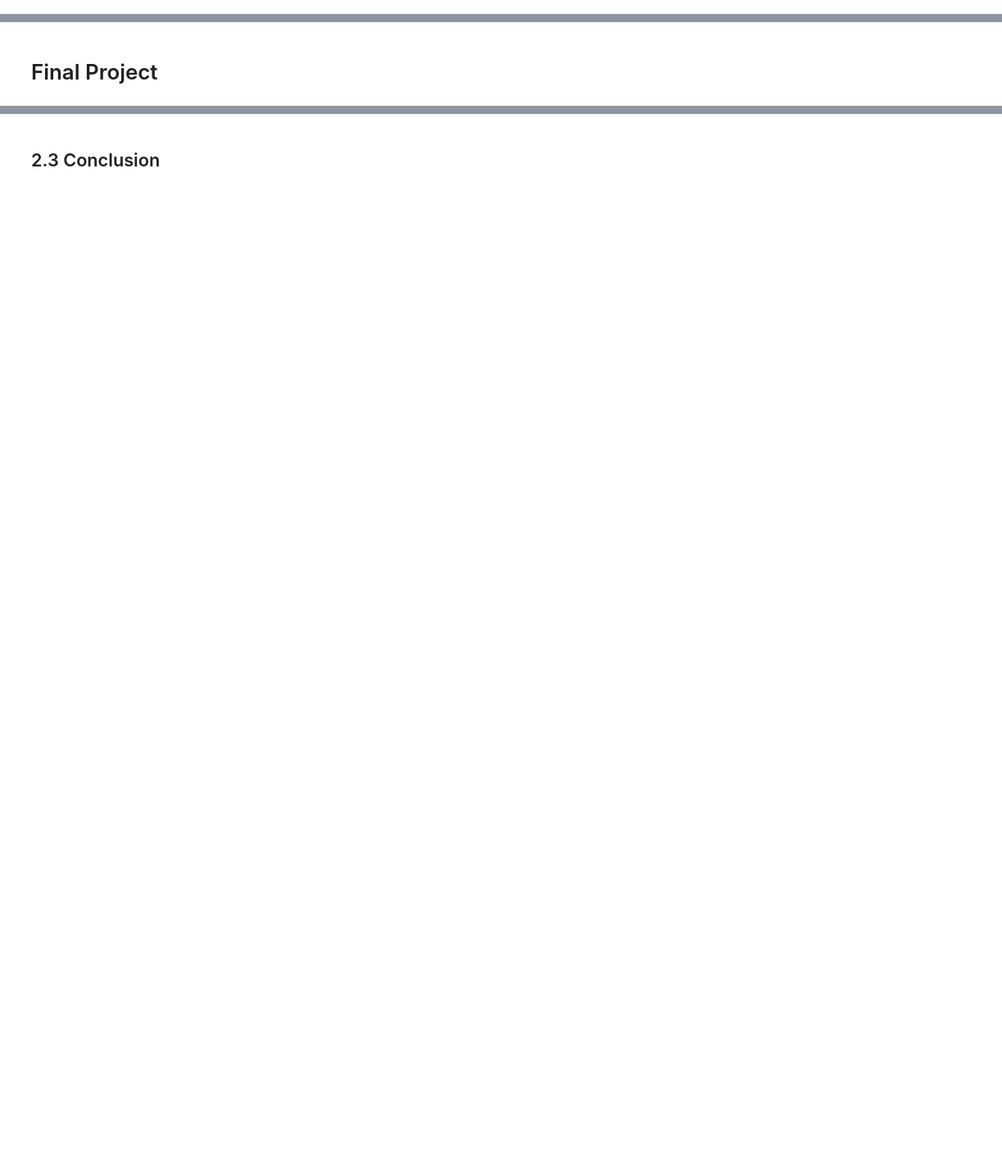
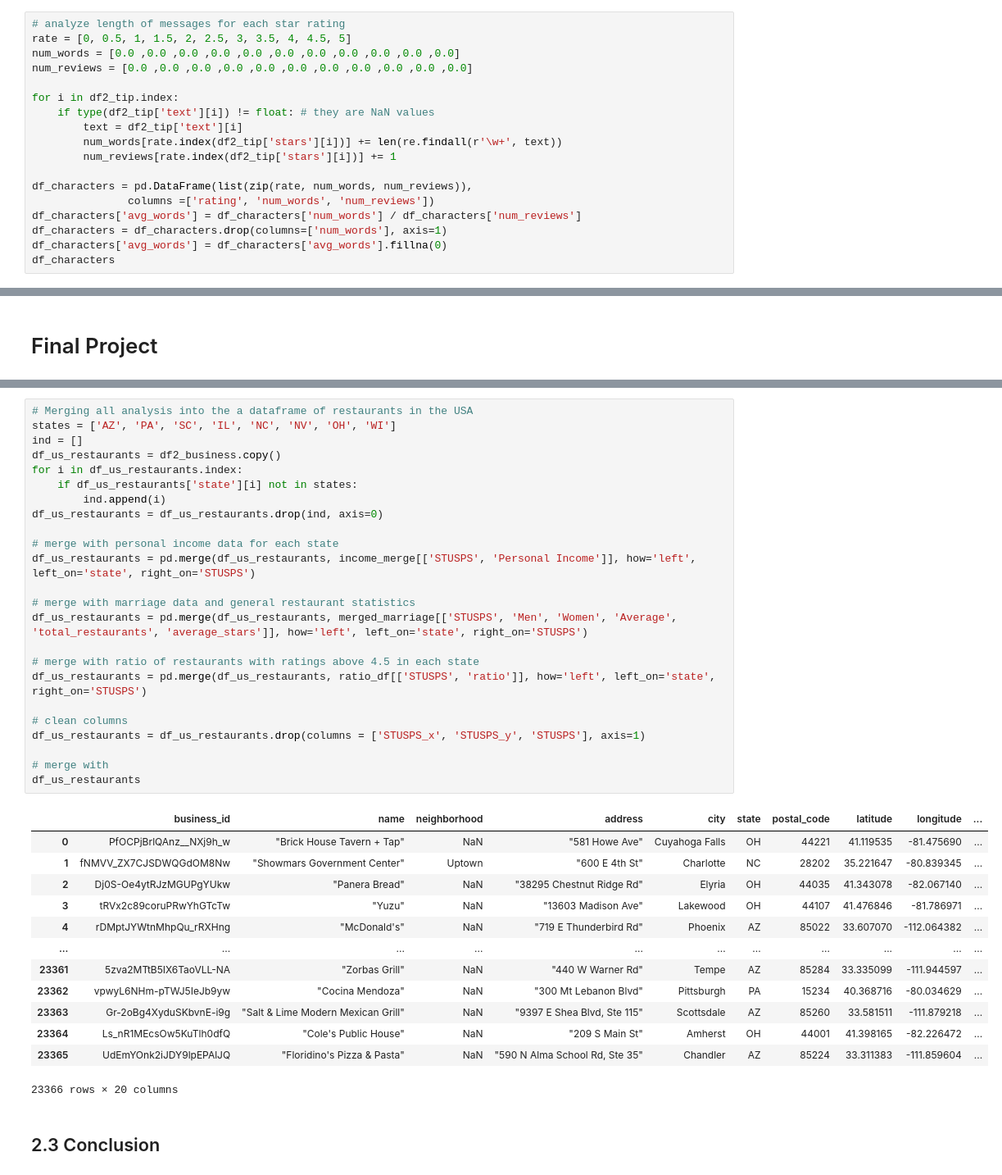
Before and after one commit to vvickychan/yelp-code, a Jupyter notebook: yelp.ipynb, the cells around one changed output, grey strips where cells are left out. Shown at 82% size. Saved outputs shown, nothing was run; the diff lists cells and outputs as text; blank space fills up the shorter version.

Commit message:
Master Dataframe
Compiling a master dataframe to run regressions

```diff
--- a/yelp.ipynb
+++ b/yelp.ipynb
@@ -551,0 +541,18 @@ This summary statistic illustrates the ratio of restaurants with ratings above 4
+# %%
+# analyze length of messages for each star rating
+rate = [0, 0.5, 1, 1.5, 2, 2.5, 3, 3.5, 4, 4.5, 5]
+num_words = [0.0 ,0.0 ,0.0 ,0.0 ,0.0 ,0.0 ,0.0 ,0.0 ,0.0 ,0.0 ,0.0]
+num_reviews = [0.0 ,0.0 ,0.0 ,0.0 ,0.0 ,0.0 ,0.0 ,0.0 ,0.0 ,0.0 ,0.0]
+
+for i in df2_tip.index:
+    if type(df2_tip['text'][i]) != float: # they are NaN values
+        text = df2_tip['text'][i]
+        num_words[rate.index(df2_tip['stars'][i])] += len(re.findall(r'\w+', text))
+        num_reviews[rate.index(df2_tip['stars'][i])] += 1
+
+df_characters = pd.DataFrame(list(zip(rate, num_words, num_reviews)),
+               columns =['rating', 'num_words', 'num_reviews'])
+df_characters['avg_words'] = df_characters['num_words'] / df_characters['num_reviews']
+df_characters = df_characters.drop(columns=['num_words'], axis=1)
+df_characters['avg_words'] = df_characters['avg_words'].fillna(0)
+df_characters
@@ -1396,3 +1294,41 @@ HTML(stargazer.render_html())
+# %%
+# Merging all analysis into the a dataframe of restaurants in the USA
+states = ['AZ', 'PA', 'SC', 'IL', 'NC', 'NV', 'OH', 'WI']
+ind = []
+df_us_restaurants = df2_business.copy()
+for i in df_us_restaurants.index:
+    if df_us_restaurants['state'][i] not in states:
+        ind.append(i)
+df_us_restaurants = df_us_restaurants.drop(ind, axis=0)
+
+# merge with personal income data for each state
+df_us_restaurants = pd.merge(df_us_restaurants, income_merge[['STUSPS', 'Personal Income']], how='left', left_on='state', right_on='STUSPS')
+
+# merge with marriage data and general restaurant statistics
+df_us_restaurants = pd.merge(df_us_restaurants, merged_marriage[['STUSPS', 'Men', 'Women', 'Average', 'total_restaurants', 'average_stars']], how='left', left_on='state', right_on='STUSPS')
+
+# merge with ratio of restaurants with ratings above 4.5 in each state
+df_us_restaurants = pd.merge(df_us_restaurants, ratio_df[['STUSPS', 'ratio']], how='left', left_on='state', right_on='STUSPS')
+
+# clean columns
+df_us_restaurants = df_us_restaurants.drop(columns = ['STUSPS_x', 'STUSPS_y', 'STUSPS'], axis=1)
+
+# merge with
+df_us_restaurants
+# %% [output]
+|  | business_id | name | neighborhood | address | city | state | postal_code | latitude | longitude | ... |
+| 0 | PfOCPjBrlQAnz__NXj9h_w | "Brick House Tavern + Tap" | NaN | "581 Howe Ave" | Cuyahoga Falls | OH | 44221 | 41.119535 | -81.475690 | ... |
+| 1 | fNMVV_ZX7CJSDWQGdOM8Nw | "Showmars Government Center" | Uptown | "600 E 4th St" | Charlotte | NC | 28202 | 35.221647 | -80.839345 | ... |
+| 2 | Dj0S-Oe4ytRJzMGUPgYUkw | "Panera Bread" | NaN | "38295 Chestnut Ridge Rd" | Elyria | OH | 44035 | 41.343078 | -82.067140 | ... |
+| 3 | tRVx2c89coruPRwYhGTcTw | "Yuzu" | NaN | "13603 Madison Ave" | Lakewood | OH | 44107 | 41.476846 | -81.786971 | ... |
+| 4 | rDMptJYWtnMhpQu_rRXHng | "McDonald's" | NaN | "719 E Thunderbird Rd" | Phoenix | AZ | 85022 | 33.607070 | -112.064382 | ... |
+| ... | ... | ... | ... | ... | ... | ... | ... | ... | ... | ... |
+| 23361 | 5zva2MTtB5IX6TaoVLL-NA | "Zorbas Grill" | NaN | "440 W Warner Rd" | Tempe | AZ | 85284 | 33.335099 | -111.944597 | ... |
+| 23362 | vpwyL6NHm-pTWJ5IeJb9yw | "Cocina Mendoza" | NaN | "300 Mt Lebanon Blvd" | Pittsburgh | PA | 15234 | 40.368716 | -80.034629 | ... |
+| 23363 | Gr-2oBg4XyduSKbvnE-i9g | "Salt & Lime Modern Mexican Grill" | NaN | "9397 E Shea Blvd, Ste 115" | Scottsdale | AZ | 85260 | 33.581511 | -111.879218 | ... |
+| 23364 | Ls_nR1MEcsOw5KuTlh0dfQ | "Cole's Public House" | NaN | "209 S Main St" | Amherst | OH | 44001 | 41.398165 | -82.226472 | ... |
+| 23365 | UdEmYOnk2iJDY9lpEPAlJQ | "Floridino's Pizza & Pasta" | NaN | "590 N Alma School Rd, Ste 35" | Chandler | AZ | 85224 | 33.311383 | -111.859604 | ... |
+23366 rows × 20 columns
 # %% [markdown]
 ## 2.3 Conclusion
 # %% [markdown]
```
Also changed, not shown: parts of 32 cells of this notebook.
